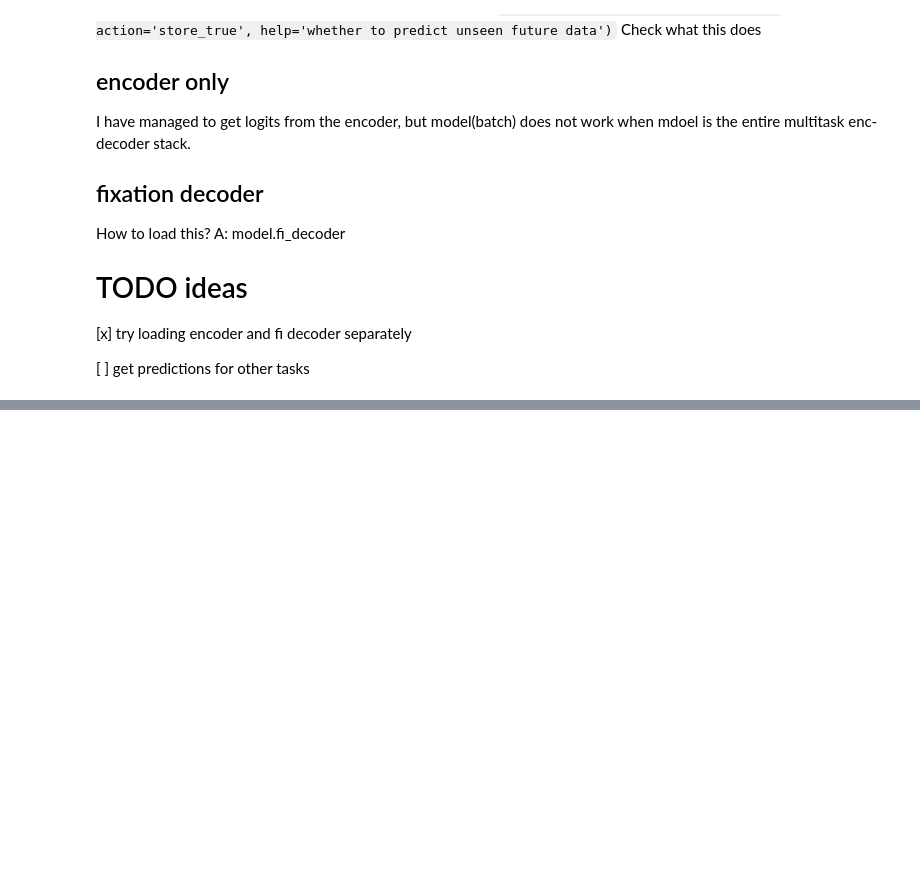
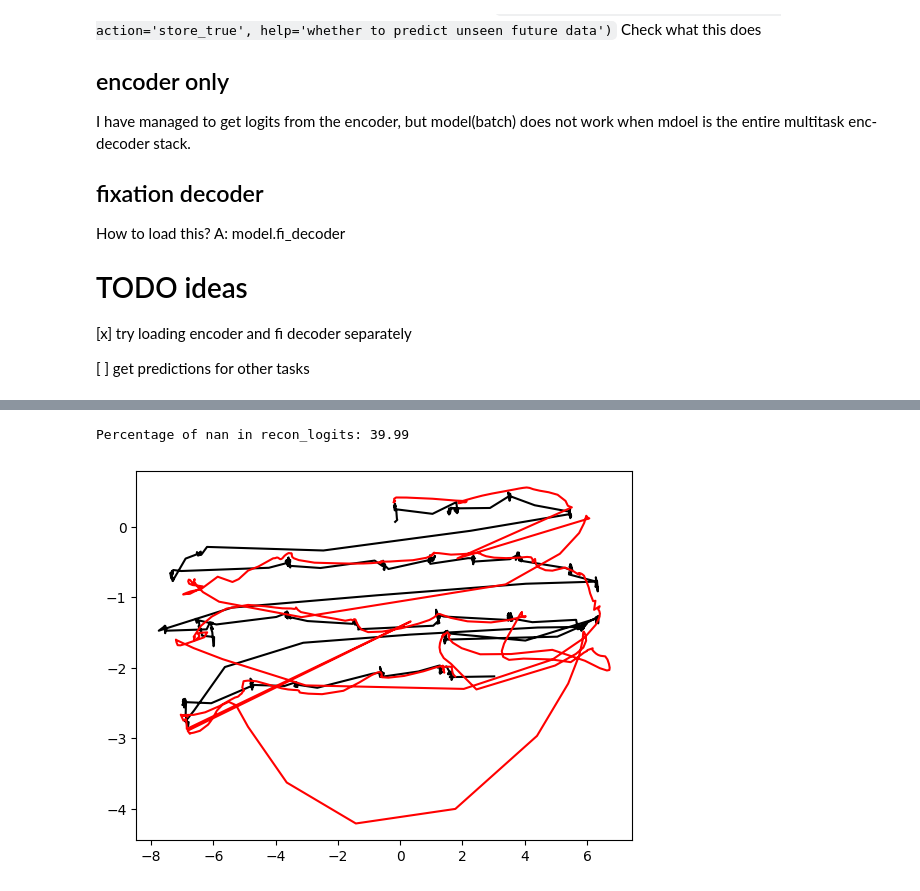
Before and after one commit to rosyvs/DeepGaze, a Jupyter notebook: notebooks/get_predictions_for_stats.ipynb, the cells around one changed output, grey strips where cells are left out. Saved outputs shown, nothing was run; the diff lists cells and outputs as text; code cells hidden in the pictures; blank space fills up the shorter version.

```diff
--- a/notebooks/get_predictions_for_stats.ipynb
+++ b/notebooks/get_predictions_for_stats.ipynb
@@ -232,0 +261,14 @@ config
+# %%
+# reconstruction
+recon_logits = model.rc_decoder.forward(logits, X)
+recon_targets = X
+
+perc_nan = torch.isnan(recon_logits).sum()/recon_logits.numel()
+print(f"Percentage of nan in recon_logits: {100*perc_nan:.2f}")
+
+# plot using pc function
+ix=2
+handle = plot_scanpath_pc(recon_targets[ix,:,0], recon_targets[ix,:,1], recon_logits[ix,:,0].cpu().detach().numpy(), recon_logits[ix,:,1].cpu().detach().numpy())
+# %% [output]
+Percentage of nan in recon_logits: 39.99
+[figure, added]
```
Also changed, not shown: parts of 13 cells of this notebook, 10 other files.
